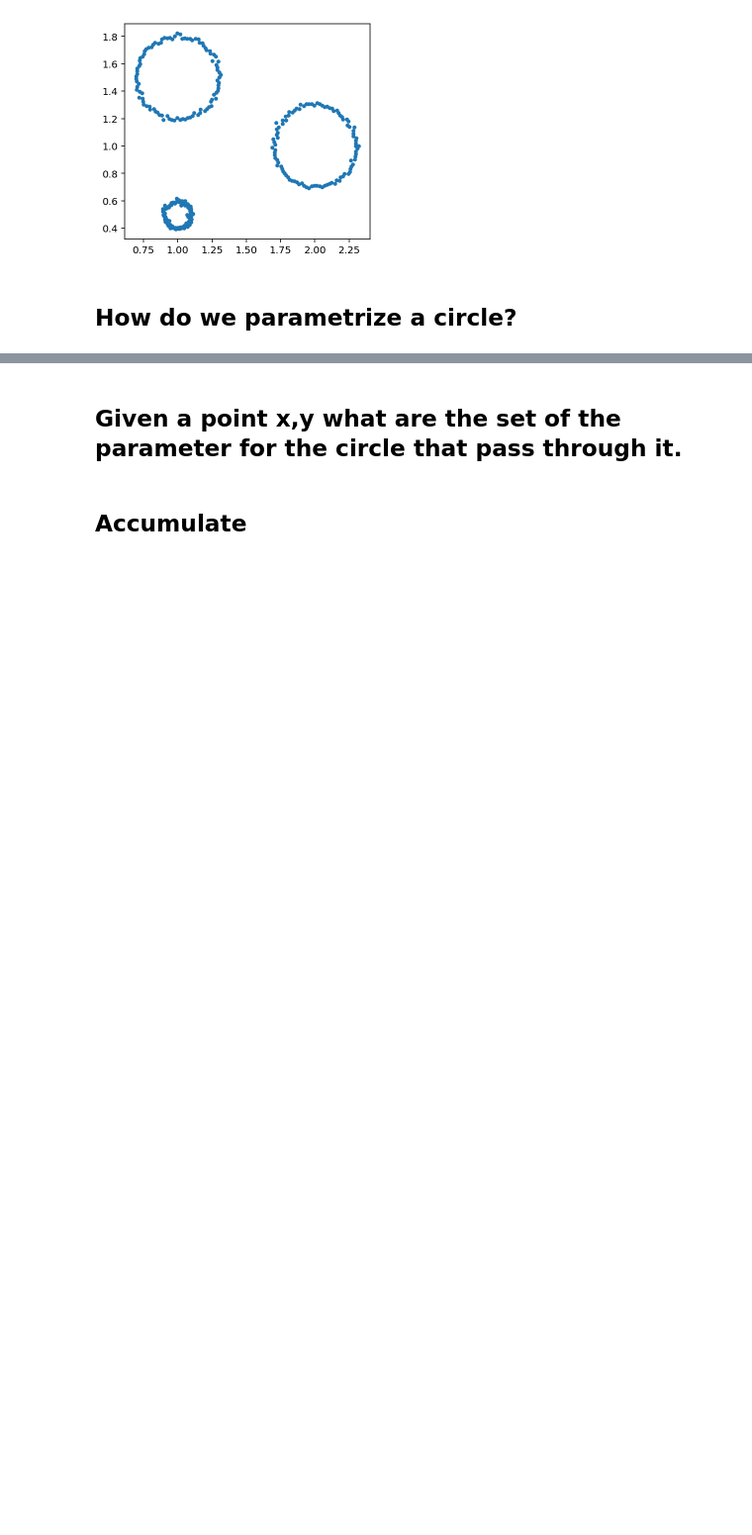
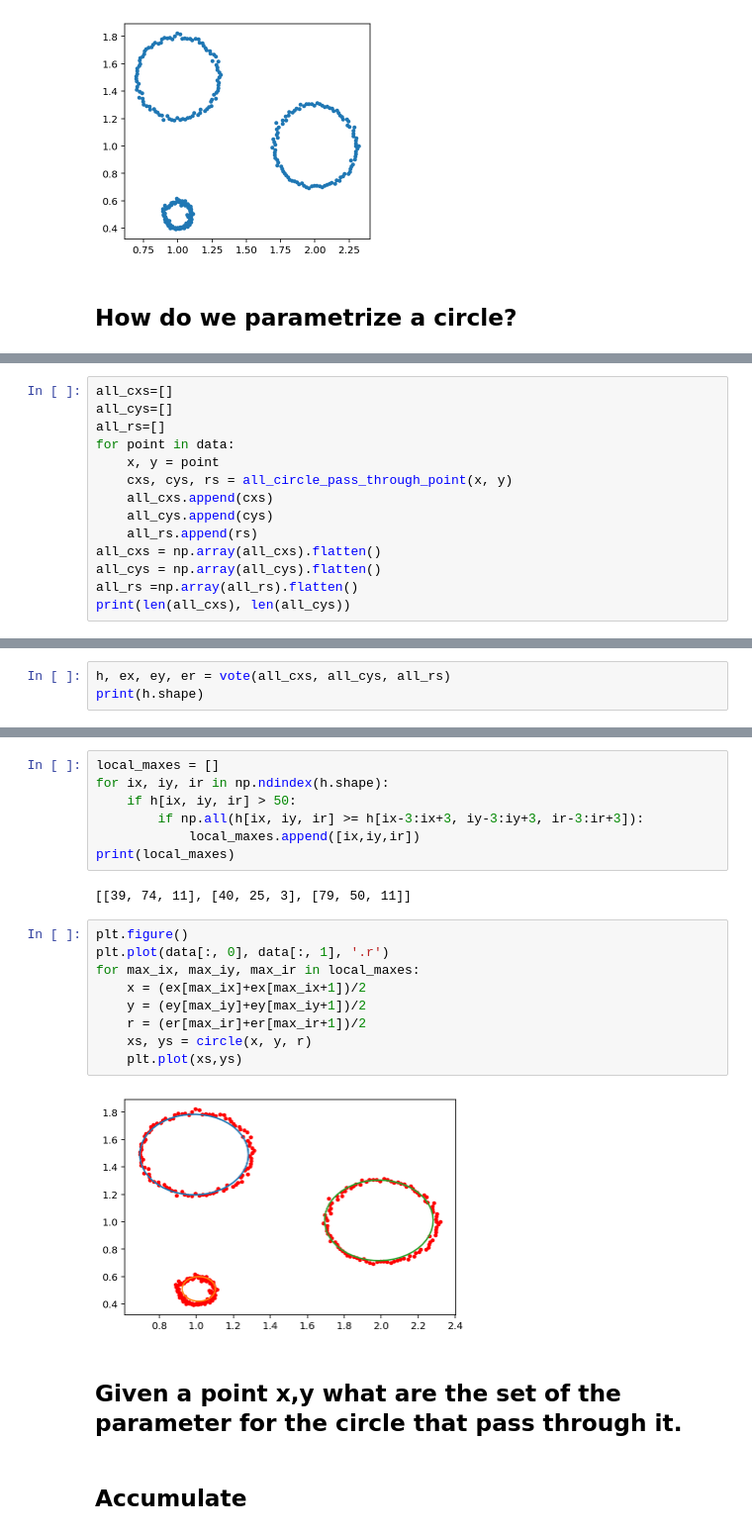
Before and after one commit to MUIC-Numerical-Methods-2018/extra-2-hough-transform, a Jupyter notebook: HoughTransform.ipynb, the cells around one changed output, grey strips where cells are left out. Shown at 99% size. Cells and saved outputs as stored; diff of their text form; blank space fills up the shorter version.

```diff
--- a/HoughTransform.ipynb
+++ b/HoughTransform.ipynb
@@ -169,0 +195,14 @@ plt.gca().set_aspect(1)
+# %%
+all_cxs=[]
+all_cys=[]
+all_rs=[]
+for point in data:
+    x, y = point
+    cxs, cys, rs = all_circle_pass_through_point(x, y)
+    all_cxs.append(cxs)
+    all_cys.append(cys)
+    all_rs.append(rs)
+all_cxs = np.array(all_cxs).flatten()
+all_cys = np.array(all_cys).flatten()
+all_rs =np.array(all_rs).flatten()
+print(len(all_cxs), len(all_cys))
@@ -169,0 +215,3 @@ plt.gca().set_aspect(1)
+# %%
+h, ex, ey, er = vote(all_cxs, all_cys, all_rs)
+print(h.shape)
@@ -170,3 +226,23 @@ plt.gca().set_aspect(1)
+# %%
+local_maxes = []
+for ix, iy, ir in np.ndindex(h.shape):
+    if h[ix, iy, ir] > 50:
+        if np.all(h[ix, iy, ir] >= h[ix-3:ix+3, iy-3:iy+3, ir-3:ir+3]):
+            local_maxes.append([ix,iy,ir])
+print(local_maxes)
+# %% [output]
+[[39, 74, 11], [40, 25, 3], [79, 50, 11]]
+# %%
+plt.figure()
+plt.plot(data[:, 0], data[:, 1], '.r')
+for max_ix, max_iy, max_ir in local_maxes:
+    x = (ex[max_ix]+ex[max_ix+1])/2
+    y = (ey[max_iy]+ey[max_iy+1])/2
+    r = (er[max_ir]+er[max_ir+1])/2
+    xs, ys = circle(x, y, r)
+    plt.plot(xs,ys)
+# %% [output]
+[figure, added]
 # %% [markdown]
 ## Given a point x,y what are the set of the parameter for the circle that pass through it.
 # %% [markdown]
```
Also changed, not shown: parts of 5 cells of this notebook.
